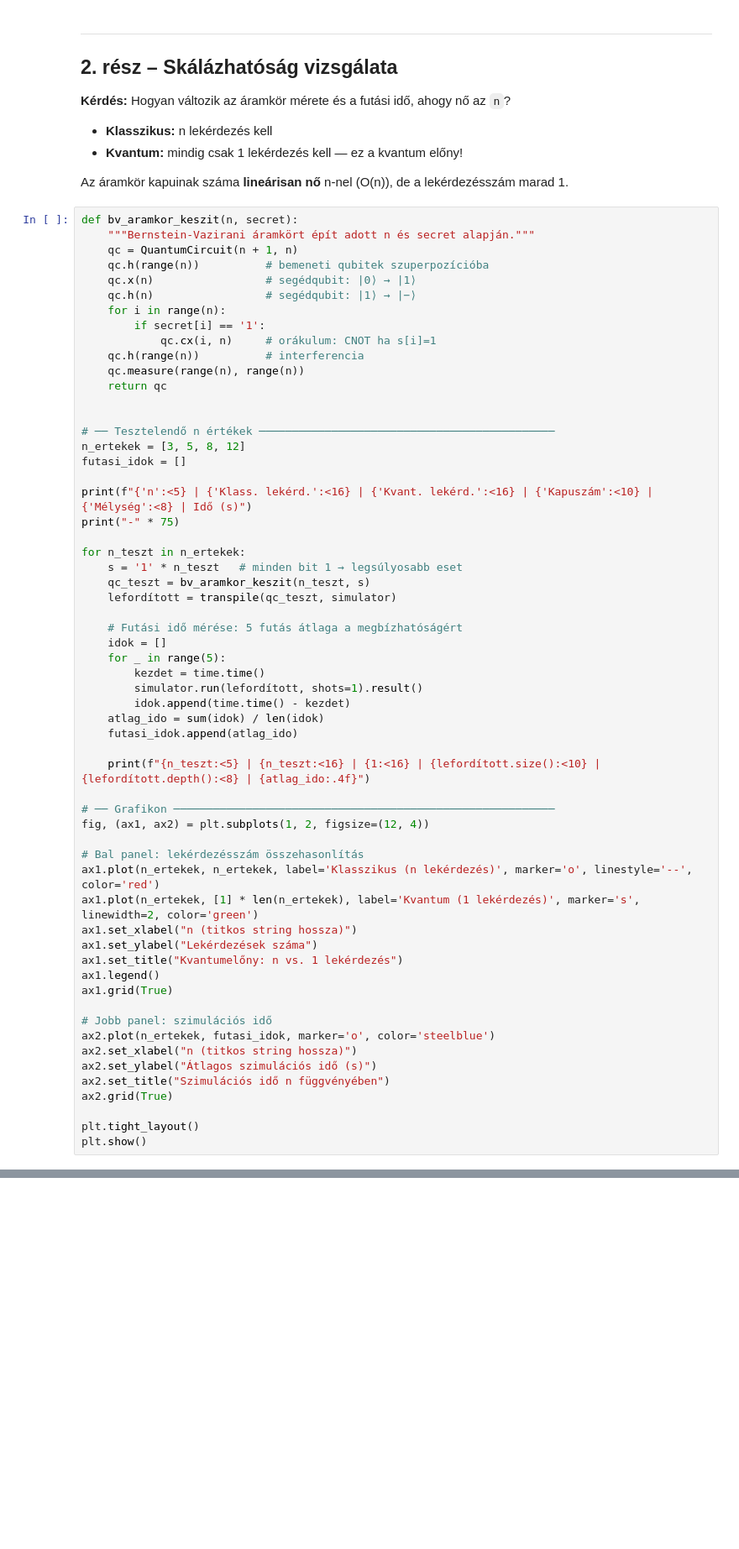
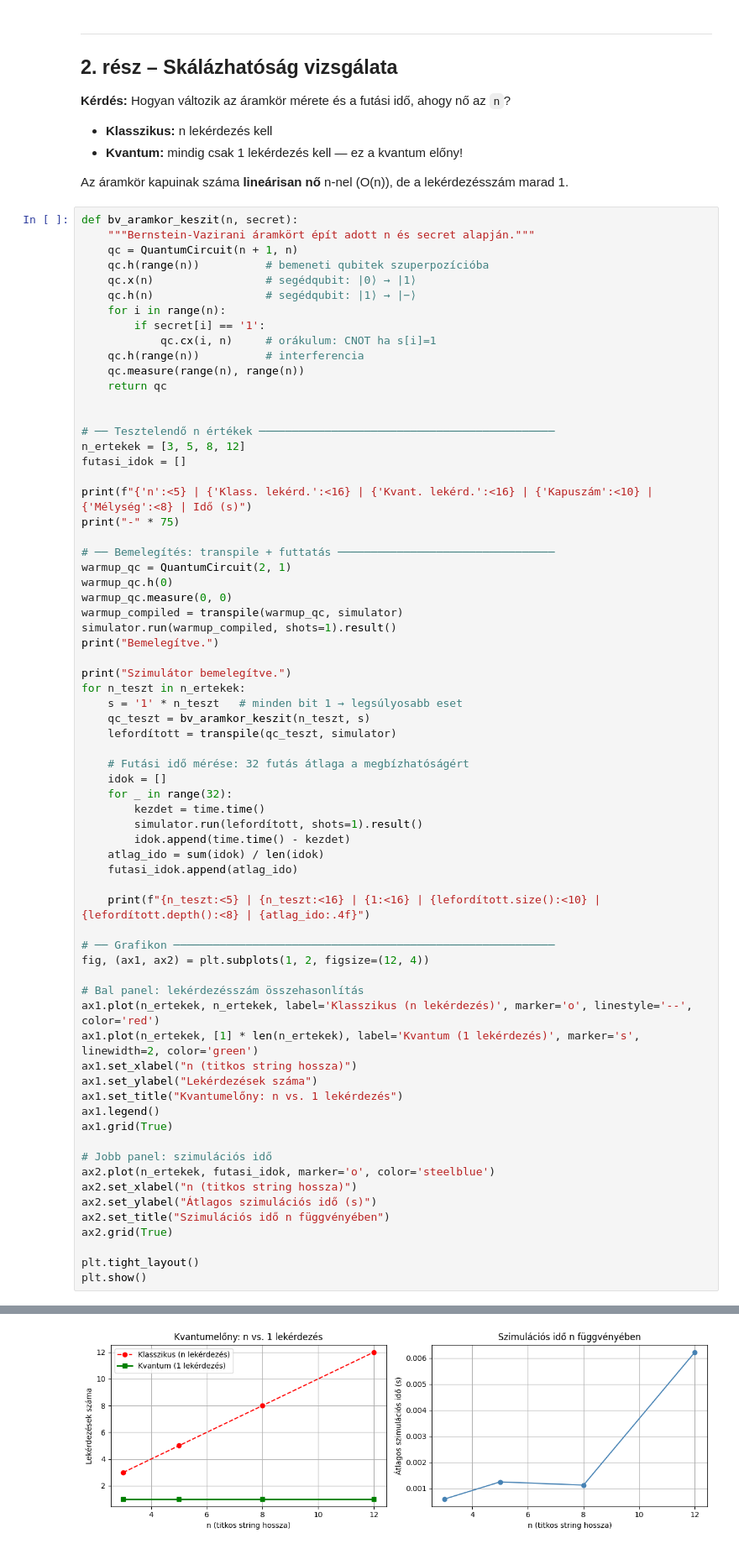
Before and after one commit to kovacsmark2015/Kvantum, a Jupyter notebook: projekt_Main.ipynb, the cells around one changed output, grey strips where cells are left out. Shown at 84% size. Cells and saved outputs as stored; diff of their text form; blank space fills up the shorter version.

```diff
--- a/projekt_Main.ipynb
+++ b/projekt_Main.ipynb
@@ -120,14 +128,23 @@ futasi_idok = []
 print(f"{'n':<5} | {'Klass. lekérd.':<16} | {'Kvant. lekérd.':<16} | {'Kapuszám':<10} | {'Mélység':<8} | Idő (s)")
 print("-" * 75)
 
+# ── Bemelegítés: transpile + futtatás ─────────────────────────────────
+warmup_qc = QuantumCircuit(2, 1)
+warmup_qc.h(0)
+warmup_qc.measure(0, 0)
+warmup_compiled = transpile(warmup_qc, simulator)
+simulator.run(warmup_compiled, shots=1).result()
+print("Bemelegítve.")
+
+print("Szimulátor bemelegítve.")
 for n_teszt in n_ertekek:
     s = '1' * n_teszt   # minden bit 1 → legsúlyosabb eset
     qc_teszt = bv_aramkor_keszit(n_teszt, s)
     lefordított = transpile(qc_teszt, simulator)
 
-    # Futási idő mérése: 5 futás átlaga a megbízhatóságért
+    # Futási idő mérése: 32 futás átlaga a megbízhatóságért
     idok = []
-    for _ in range(5):
+    for _ in range(32):
         kezdet = time.time()
         simulator.run(lefordított, shots=1).result()
         idok.append(time.time() - kezdet)
@@ -157,3 +174,4 @@ ax2.grid(True)
 
 plt.tight_layout()
 plt.show()
+# %% [output]
@@ -160,3 +186,4 @@ plt.show()
+[figure, added]
 # %% [markdown]
 ---
 ## 3. rész – Részleges (hibás) orákulum
```
Also changed, not shown: parts of 7 cells of this notebook.
